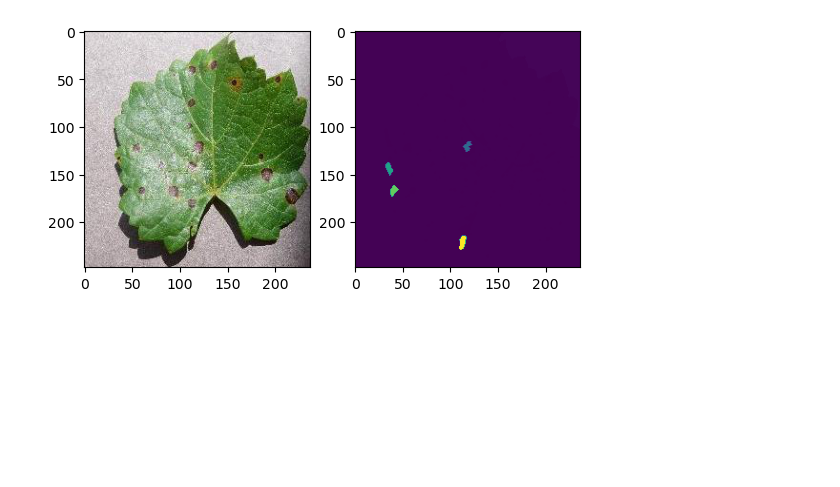
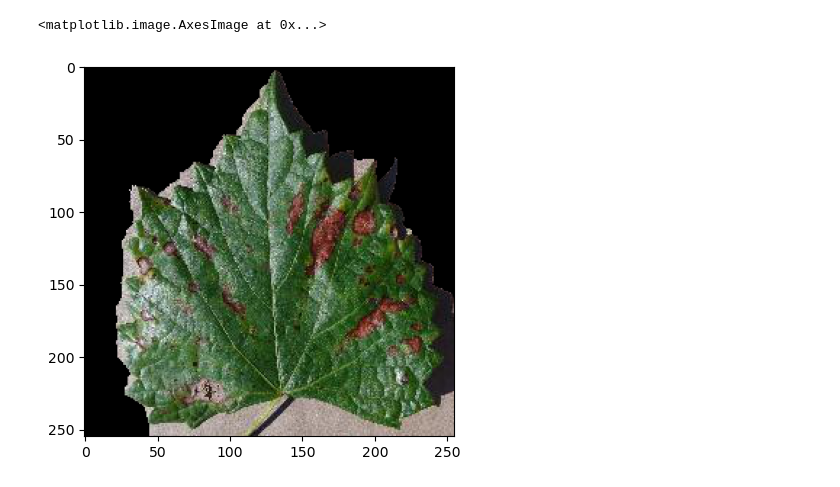
Before and after one commit to taesaksit/project, a Jupyter notebook: Watershed.ipynb, the cells around one changed output. Saved outputs shown, nothing was run; the diff lists cells and outputs as text; code cells hidden in the pictures; blank space fills up the shorter version.

```diff
--- a/Watershed.ipynb
+++ b/Watershed.ipynb
@@ -2,8 +2,9 @@
 import numpy as np
 import matplotlib.pyplot as plt
 import glob
-path = '/Users/tae/Desktop/Project/image/2Grape_Black_rot/*'
+import cv2
+path = '/Users/tae/Desktop/Project/image/3Grape_Esca_(Black_Measles)/*'
 
 
-from skimage import io, color, filters, morphology, segmentation
+from skimage import io, color, filters, morphology, segmentation , transform
 # %%
@@ -18,9 +24,19 @@ maping = color.label2rgb(markers, image=gray_image, bg_label=1)
 # %%
-plt.subplot(121)
-plt.imshow(image)
-plt.subplot(122)
-plt.imshow(labels_n)
+# Cut background
+img_rgb = io.imread(glob.glob(path)[0])
 
-plt.show()
+mask = np.zeros(img_rgb.shape[:2],np.uint8)
+bgModel = np.zeros((1,65) , np.float64)
+fgModel = np.zeros((1,65) , np.float64)
+rect = (3,3,img_rgb.shape[0],img_rgb.shape[1])
+
+cv2.grabCut(img_rgb , mask , rect , bgModel, fgModel, 2 , cv2.GC_INIT_WITH_RECT)
+mask2 = np.where((mask == 2) | (mask == 0 ), 0, 1).astype('uint8')
+
+#result
+img_cut = img_rgb * mask2[:,:,np.newaxis]
+
+plt.imshow(img_cut )
 # %% [output]
+<matplotlib.image.AxesImage at 0x...>
-[figure, old version]
+[figure, new version]
```
Also changed, not shown: parts of 4 cells of this notebook, 1 other file.
